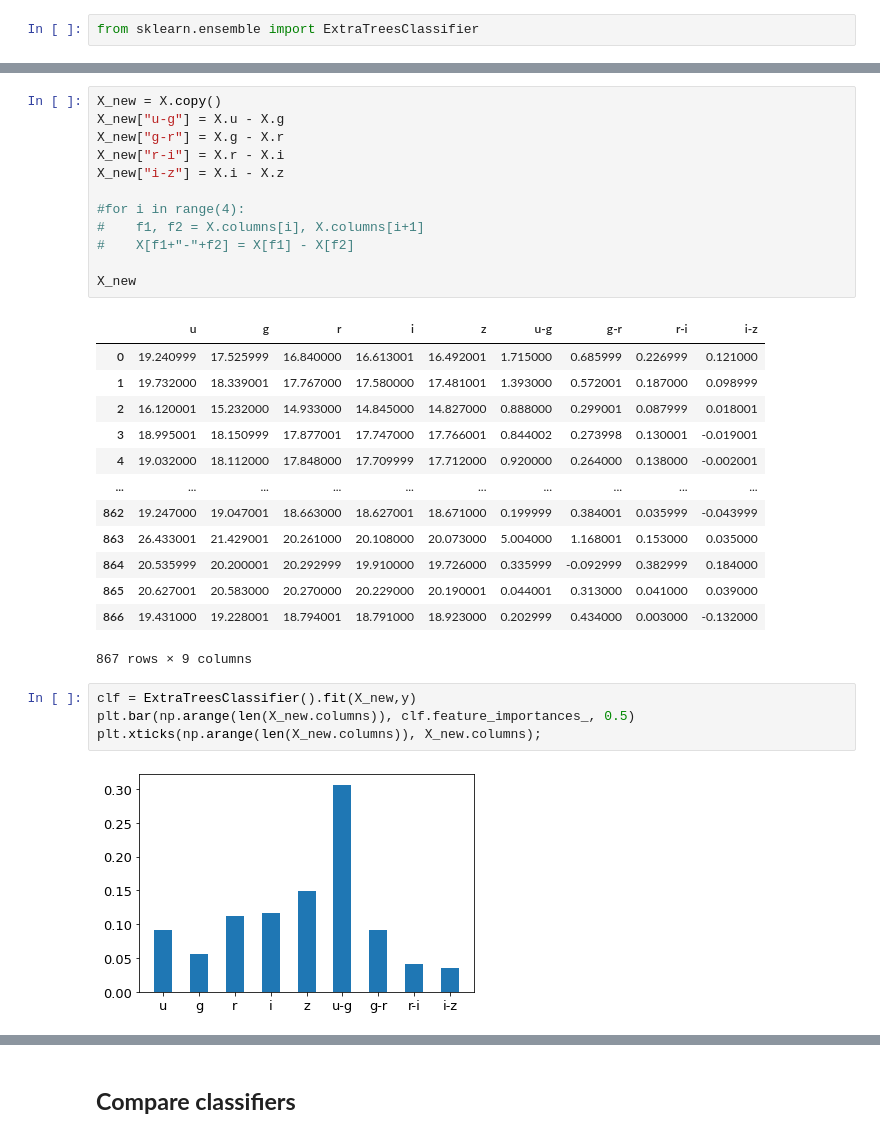
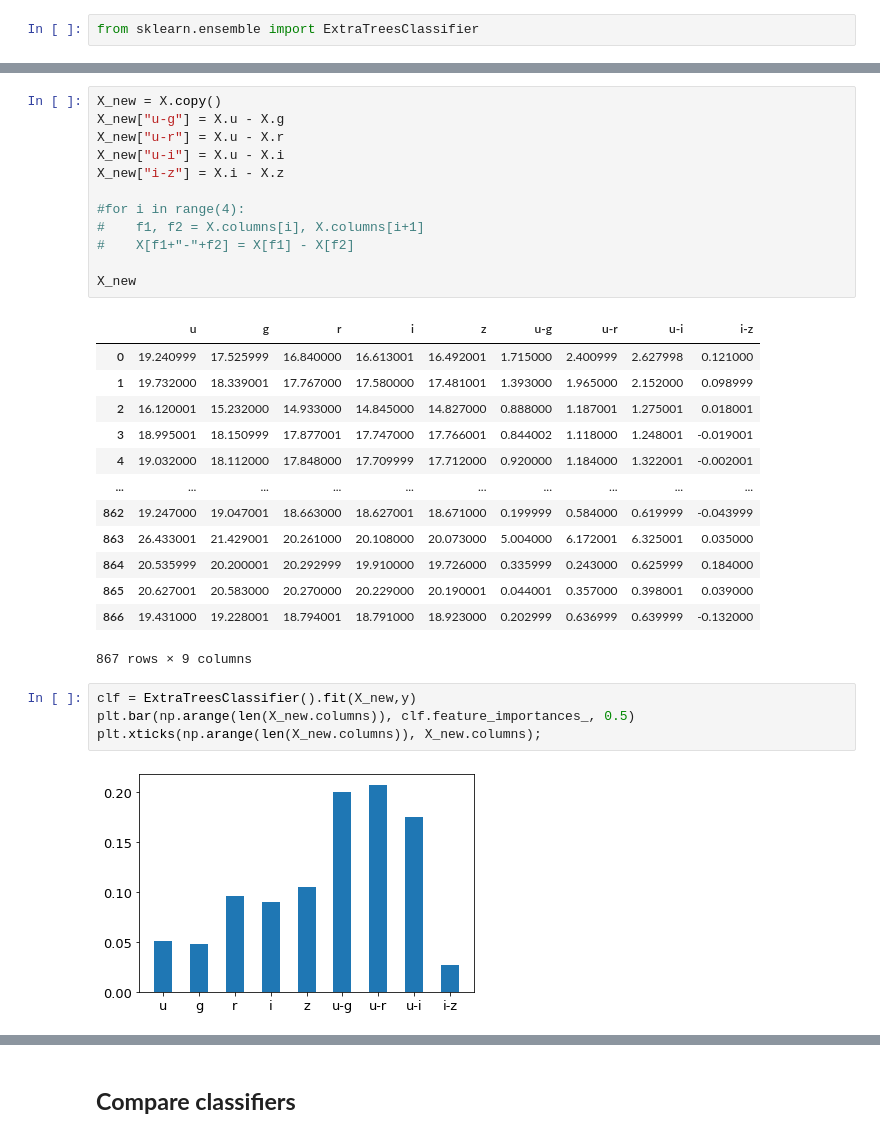
Before and after one commit to tomasplsek/AstroML, a Jupyter notebook: 03_sklearn2.ipynb, the cells around one changed output, grey strips where cells are left out. Cells and saved outputs as stored; diff of their text form.

```diff
--- a/03_sklearn2.ipynb
+++ b/03_sklearn2.ipynb
@@ -502,35 +585,35 @@ plt.xticks(np.arange(5), X.columns);
 # %%
 X_new = X.copy()
 X_new["u-g"] = X.u - X.g
-X_new["g-r"] = X.g - X.r
-X_new["r-i"] = X.r - X.i
+X_new["u-r"] = X.u - X.r
+X_new["u-i"] = X.u - X.i
 X_new["i-z"] = X.i - X.z
 
 #for i in range(4):
 #    f1, f2 = X.columns[i], X.columns[i+1]
 #    X[f1+"-"+f2] = X[f1] - X[f2]
 
 X_new
 # %% [output]
-|  | u | g | r | i | z | u-g | g-r | r-i | i-z |
-| 0 | 19.240999 | 17.525999 | 16.840000 | 16.613001 | 16.492001 | 1.715000 | 0.685999 | 0.226999 | 0.121000 |
-| 1 | 19.732000 | 18.339001 | 17.767000 | 17.580000 | 17.481001 | 1.393000 | 0.572001 | 0.187000 | 0.098999 |
-| 2 | 16.120001 | 15.232000 | 14.933000 | 14.845000 | 14.827000 | 0.888000 | 0.299001 | 0.087999 | 0.018001 |
-| 3 | 18.995001 | 18.150999 | 17.877001 | 17.747000 | 17.766001 | 0.844002 | 0.273998 | 0.130001 | -0.019001 |
-| 4 | 19.032000 | 18.112000 | 17.848000 | 17.709999 | 17.712000 | 0.920000 | 0.264000 | 0.138000 | -0.002001 |
+|  | u | g | r | i | z | u-g | u-r | u-i | i-z |
+| 0 | 19.240999 | 17.525999 | 16.840000 | 16.613001 | 16.492001 | 1.715000 | 2.400999 | 2.627998 | 0.121000 |
+| 1 | 19.732000 | 18.339001 | 17.767000 | 17.580000 | 17.481001 | 1.393000 | 1.965000 | 2.152000 | 0.098999 |
+| 2 | 16.120001 | 15.232000 | 14.933000 | 14.845000 | 14.827000 | 0.888000 | 1.187001 | 1.275001 | 0.018001 |
+| 3 | 18.995001 | 18.150999 | 17.877001 | 17.747000 | 17.766001 | 0.844002 | 1.118000 | 1.248001 | -0.019001 |
+| 4 | 19.032000 | 18.112000 | 17.848000 | 17.709999 | 17.712000 | 0.920000 | 1.184000 | 1.322001 | -0.002001 |
 | ... | ... | ... | ... | ... | ... | ... | ... | ... | ... |
-| 862 | 19.247000 | 19.047001 | 18.663000 | 18.627001 | 18.671000 | 0.199999 | 0.384001 | 0.035999 | -0.043999 |
-| 863 | 26.433001 | 21.429001 | 20.261000 | 20.108000 | 20.073000 | 5.004000 | 1.168001 | 0.153000 | 0.035000 |
-| 864 | 20.535999 | 20.200001 | 20.292999 | 19.910000 | 19.726000 | 0.335999 | -0.092999 | 0.382999 | 0.184000 |
-| 865 | 20.627001 | 20.583000 | 20.270000 | 20.229000 | 20.190001 | 0.044001 | 0.313000 | 0.041000 | 0.039000 |
-| 866 | 19.431000 | 19.228001 | 18.794001 | 18.791000 | 18.923000 | 0.202999 | 0.434000 | 0.003000 | -0.132000 |
+| 862 | 19.247000 | 19.047001 | 18.663000 | 18.627001 | 18.671000 | 0.199999 | 0.584000 | 0.619999 | -0.043999 |
+| 863 | 26.433001 | 21.429001 | 20.261000 | 20.108000 | 20.073000 | 5.004000 | 6.172001 | 6.325001 | 0.035000 |
+| 864 | 20.535999 | 20.200001 | 20.292999 | 19.910000 | 19.726000 | 0.335999 | 0.243000 | 0.625999 | 0.184000 |
+| 865 | 20.627001 | 20.583000 | 20.270000 | 20.229000 | 20.190001 | 0.044001 | 0.357000 | 0.398001 | 0.039000 |
+| 866 | 19.431000 | 19.228001 | 18.794001 | 18.791000 | 18.923000 | 0.202999 | 0.636999 | 0.639999 | -0.132000 |
 867 rows × 9 columns
 # %%
 clf = ExtraTreesClassifier().fit(X_new,y)
 plt.bar(np.arange(len(X_new.columns)), clf.feature_importances_, 0.5)
 plt.xticks(np.arange(len(X_new.columns)), X_new.columns);
 # %% [output]
-[figure, old version]
+[figure, new version]
 # %%
 X_new2 = X_new.copy()
 X_new2["u/g"] = X.u / X.g
```
Also changed, not shown: parts of 27 cells of this notebook.
